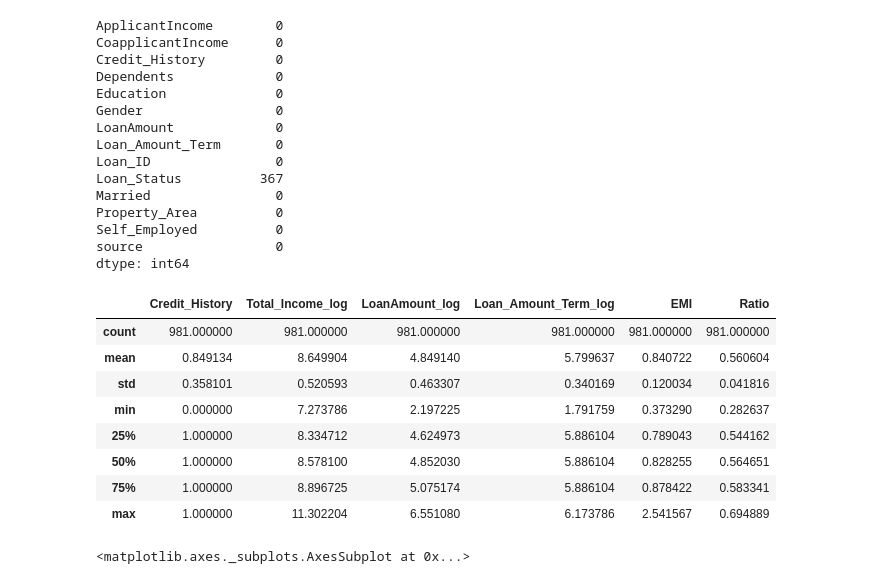
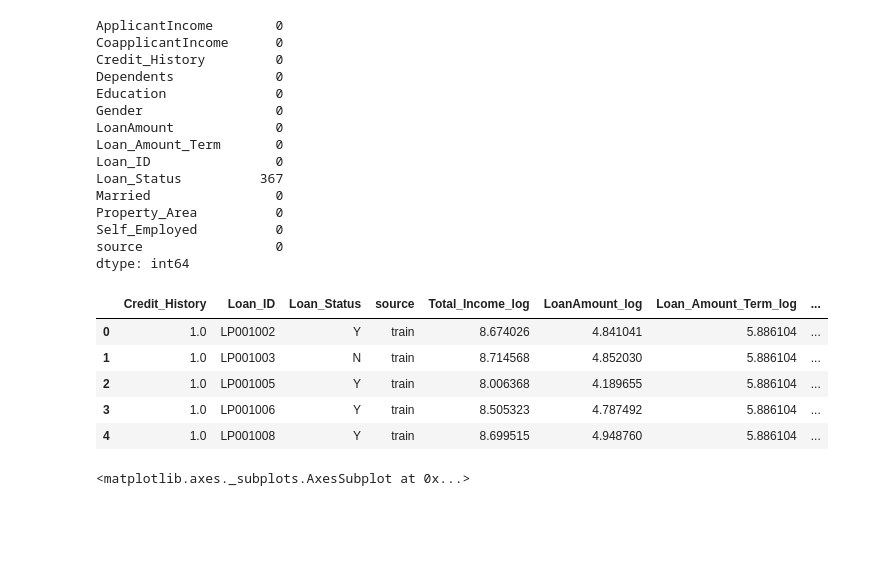
Before and after one commit to vyashub/Loan-Approval-Prediction, a Jupyter notebook: data_prep_27jan.ipynb, the cells around one changed output. Cells and saved outputs as stored; diff of their text form; code cells hidden in the pictures; blank space fills up the shorter version.

```diff
--- a/data_prep_27jan.ipynb
+++ b/data_prep_27jan.ipynb
@@ -113,18 +121,6 @@ data.drop('Self_Employed',axis=1,inplace=True)
 data.drop('Total_Income',axis=1,inplace=True)
 data.drop('LoanAmount',axis=1,inplace=True)
 data.drop('Loan_Amount_Term',axis=1,inplace=True)
-# %%
-data.describe()
-# %% [output]
-|  | Credit_History | Total_Income_log | LoanAmount_log | Loan_Amount_Term_log | EMI | Ratio |
-| count | 981.000000 | 981.000000 | 981.000000 | 981.000000 | 981.000000 | 981.000000 |
-| mean | 0.849134 | 8.649904 | 4.849140 | 5.799637 | 0.840722 | 0.560604 |
-| std | 0.358101 | 0.520593 | 0.463307 | 0.340169 | 0.120034 | 0.041816 |
-| min | 0.000000 | 7.273786 | 2.197225 | 1.791759 | 0.373290 | 0.282637 |
-| 25% | 1.000000 | 8.334712 | 4.624973 | 5.886104 | 0.789043 | 0.544162 |
-| 50% | 1.000000 | 8.578100 | 4.852030 | 5.886104 | 0.828255 | 0.564651 |
-| 75% | 1.000000 | 8.896725 | 5.075174 | 5.886104 | 0.878422 | 0.583341 |
-| max | 1.000000 | 11.302204 | 6.551080 | 6.173786 | 2.541567 | 0.694889 |
 # %%
 from sklearn.preprocessing import LabelEncoder
 le = LabelEncoder()
@@ -134,3 +130,12 @@ for col in var_to_encode:
     data[col] = le.fit_transform(data[col])
 # %%
 data = pd.get_dummies(data,columns=var_to_encode)
+# %%
+data.head()
+# %% [output]
+|  | Credit_History | Loan_ID | Loan_Status | source | Total_Income_log | LoanAmount_log | Loan_Amount_Term_log | ... |
+| 0 | 1.0 | LP001002 | Y | train | 8.674026 | 4.841041 | 5.886104 | ... |
+| 1 | 1.0 | LP001003 | N | train | 8.714568 | 4.852030 | 5.886104 | ... |
+| 2 | 1.0 | LP001005 | Y | train | 8.006368 | 4.189655 | 5.886104 | ... |
+| 3 | 1.0 | LP001006 | Y | train | 8.505323 | 4.787492 | 5.886104 | ... |
+| 4 | 1.0 | LP001008 | Y | train | 8.699515 | 4.948760 | 5.886104 | ... |
```
Also changed, not shown: parts of 7 cells of this notebook, 2 other files.
